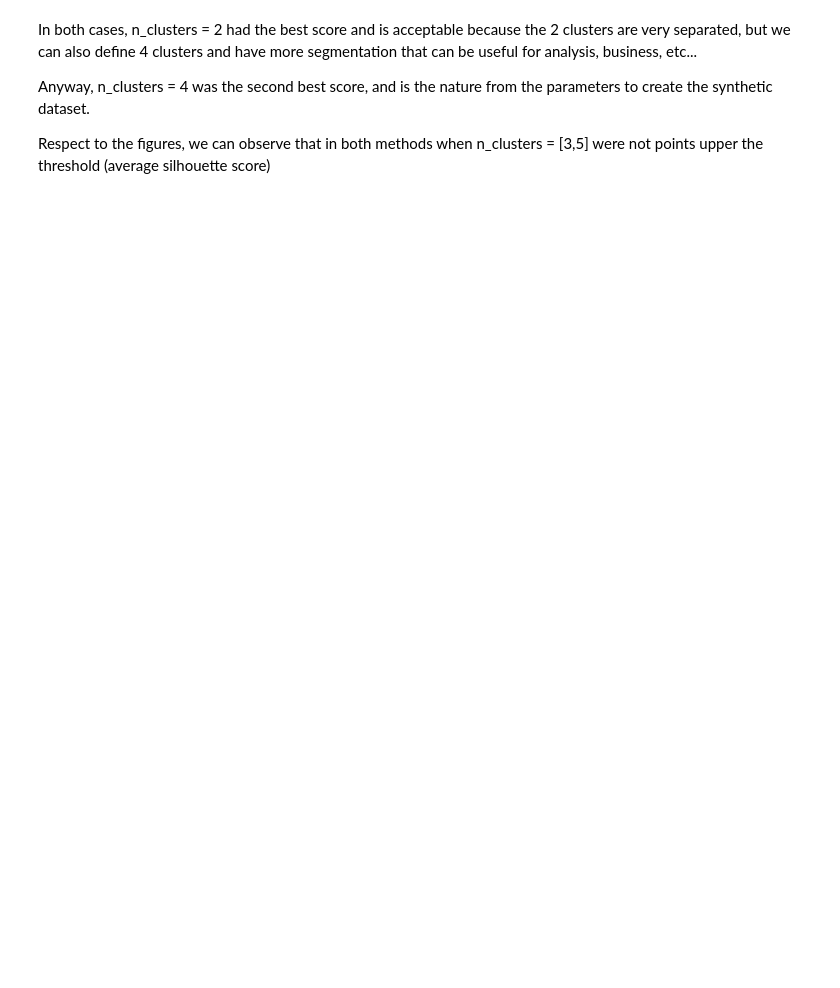
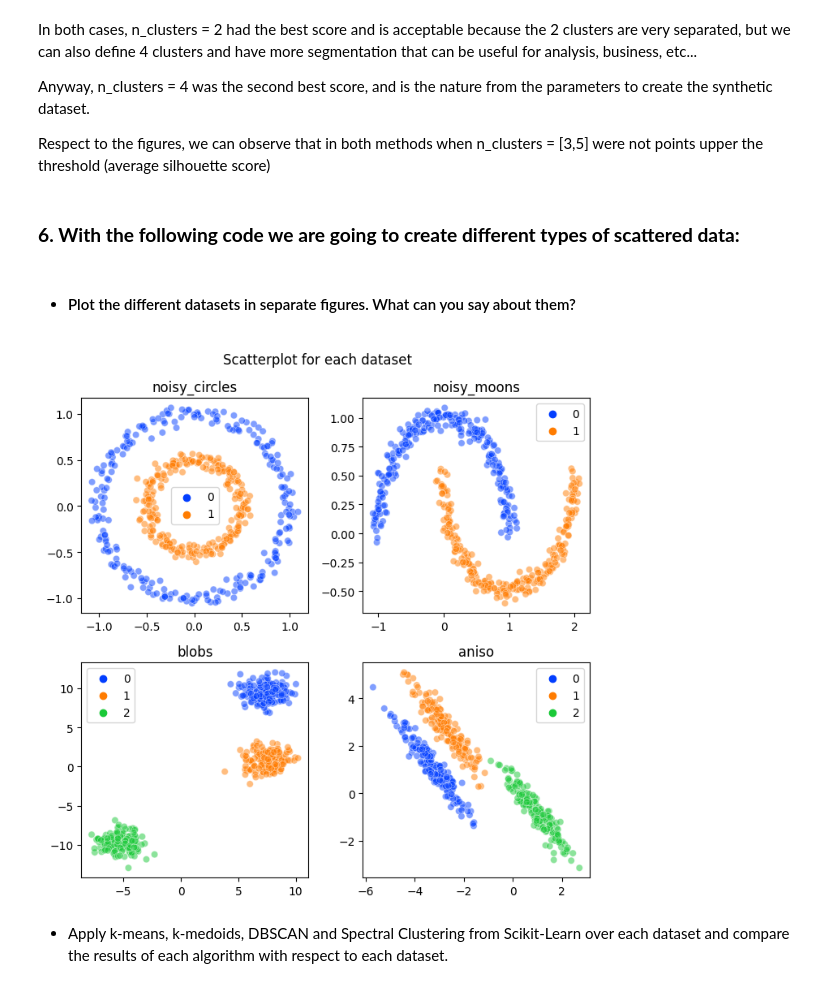
Before and after one commit to jolual2747/unsupervised_learning_workshop2, a Jupyter notebook: workshop_development.ipynb, the cells around one changed output. Drawn from its saved outputs; the diff is of its cells as text; code cells hidden in the pictures; blank space fills up the shorter version.

Commit message:
plots created

```diff
--- a/workshop_development.ipynb
+++ b/workshop_development.ipynb
@@ -83,3 +84,50 @@ In both cases, n_clusters = 2 had the best score and is acceptable because the 2
 Anyway, n_clusters = 4 was the second best score, and is the nature from the parameters to create the synthetic dataset.
 
 Respect to the figures, we can observe that in both methods when n_clusters = [3,5] were not points upper the threshold (average silhouette score)
+# %% [markdown]
+### **6. With the following code we are going to create different types of scattered data:**
+# %%
+from sklearn import datasets
+# ============
+# Generate datasets. We choose the size big enough to see the scalability
+# of the algorithms, but not too big to avoid too long running times
+# ============
+n_samples = 500
+noisy_circles = datasets.make_circles(n_samples=n_samples, factor=0.5, noise=0.05)
+noisy_moons = datasets.make_moons(n_samples=n_samples, noise=0.05)
+blobs = datasets.make_blobs(n_samples=n_samples, random_state=8)
+no_structure = np.random.rand(n_samples, 2), None
+
+
+# Anisotropically distributed data
+random_state = 170
+X, y = datasets.make_blobs(n_samples=n_samples, random_state=random_state)
+transformation = [[0.6, -0.6], [-0.4, 0.8]]
+X_aniso = np.dot(X, transformation)
+aniso = (X_aniso, y)
+# blobs with varied variances
+varied = datasets.make_blobs(
+n_samples=n_samples, cluster_std=[1.0, 2.5, 0.5], random_state=random_state
+)
+# %% [markdown]
+- #### Plot the different datasets in separate figures. What can you say about them?
+# %%
+fig, axes = plt.subplots(2,2, figsize= (7,7))
+datasets_names = ['noisy_circles', 'noisy_moons', 'blobs', 'aniso']
+datasets = [noisy_circles, noisy_moons, blobs, aniso]
+fig.suptitle('Scatterplot for each dataset')
+
+i = 0
+for row in range(2):
+    for col in range(2):
+        axes[row,col].set_title(datasets_names[i])
+        sns.scatterplot(x = datasets[i][0][:,0], y = datasets[i][0][:,1], hue = datasets[i][1], alpha = 0.5, palette='bright', ax = axes[row,col])
+        axes[row,col].legend()
+        i += 1
+    plt.tight_layout()
+plt.show()
+# %% [output]
+[figure, added]
+# %% [markdown]
+- Apply k-means, k-medoids, DBSCAN and Spectral Clustering from Scikit-Learn over each
+dataset and compare the results of each algorithm with respect to each dataset.
```
Also changed, not shown: parts of 16 cells of this notebook, 2 other files.
